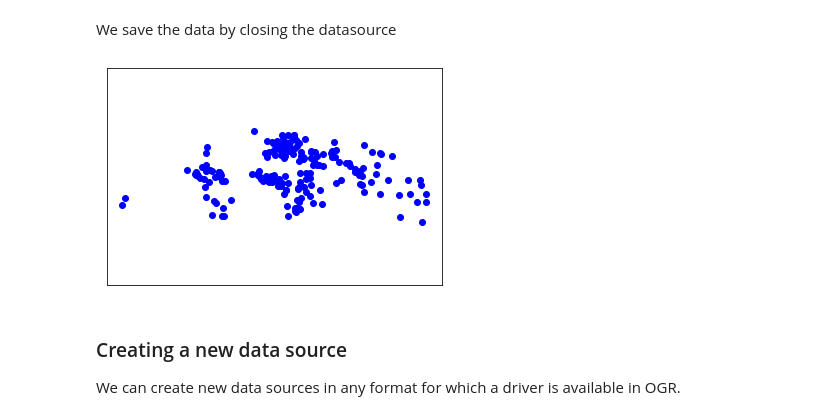
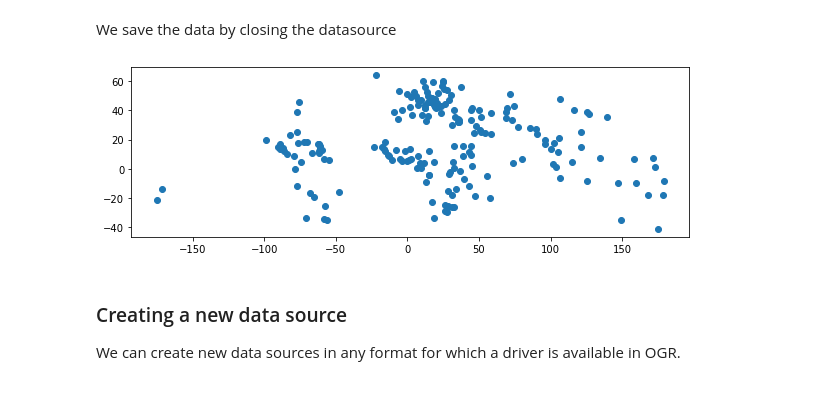
Before and after one commit to luigiselmi/geoscience, a Jupyter notebook: geospatial_vector_data.ipynb, the cells around one changed output. Saved outputs shown, nothing was run; the diff lists cells and outputs as text; code cells hidden in the pictures.

```diff
--- a/geospatial_vector_data.ipynb
+++ b/geospatial_vector_data.ipynb
@@ -334,11 +328,13 @@ for in_feat in in_lyr:
 We save the data by closing the datasource
 # %%
 del ds
-# %%
-vp = VectorPlotter(True)
-vp.plot(r'data\global\capital_cities.shp', 'bo')
-# %% [output]
-[figure, removed]
+# %%
+capital_cities = gdf.from_file('data/vector/global/capital_cities.shp')
+fig, ax = plt.subplots(1, figsize=(10, 5))
+capital_cities.plot(ax=ax)
+plt.show()
+# %% [output]
+[figure, added]
 # %% [markdown]
 ### Creating a new data source
 We can create new data sources in any format for which a driver is available in OGR.
```
Also changed, not shown: parts of 101 cells of this notebook, 1 other file.
